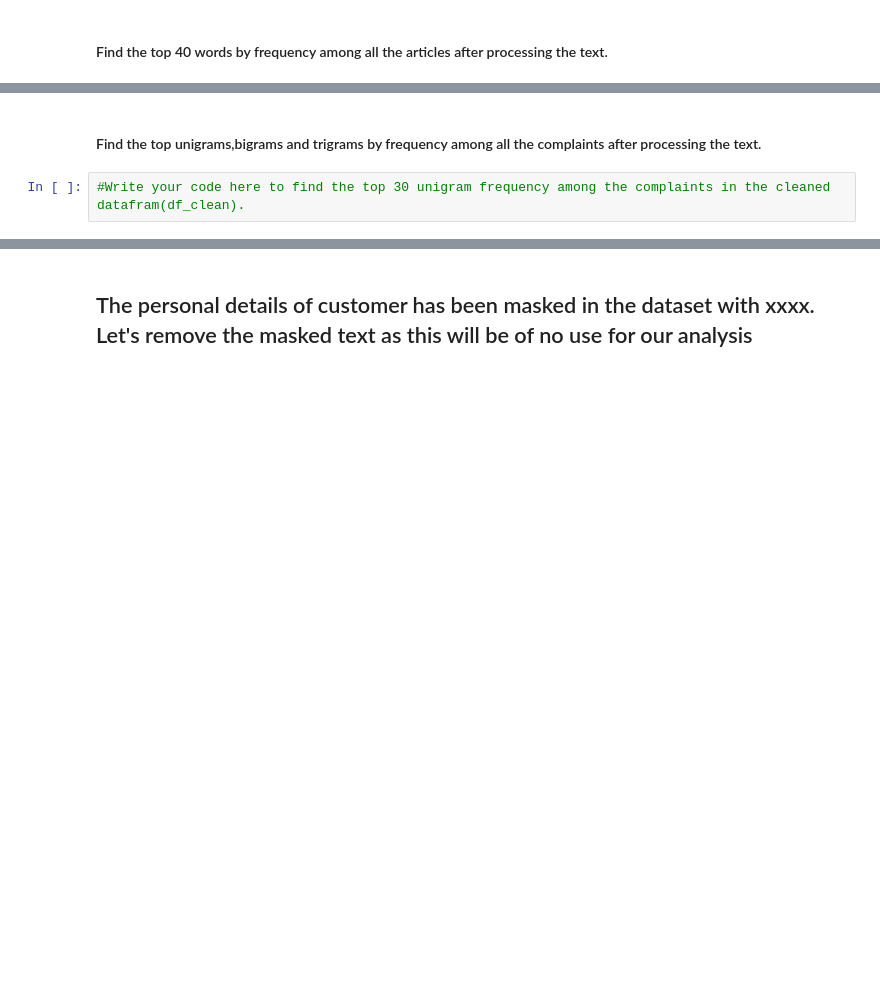
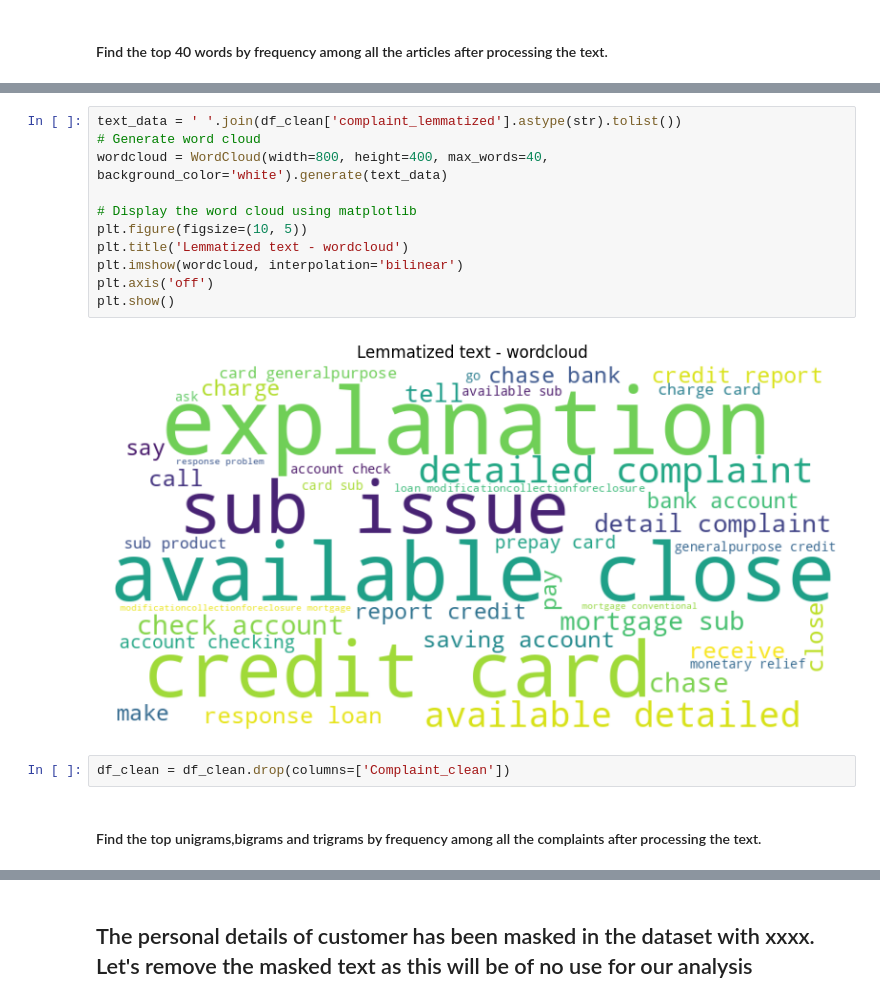
Before and after one commit to gautaman8/automatic_ticket_classification, a Jupyter notebook: Automatic_Ticket_Classification_Assignment.ipynb, the cells around one changed output, grey strips where cells are left out. Saved outputs shown, nothing was run; the diff lists cells and outputs as text; blank space fills up the shorter version.

```diff
--- a/Automatic_Ticket_Classification_Assignment.ipynb
+++ b/Automatic_Ticket_Classification_Assignment.ipynb
@@ -136,4 +552,17 @@ df_clean['Complaint_clean'] = df_clean['complaint_POS_removed'].str.replace('-PR
+# %%
+text_data = ' '.join(df_clean['complaint_lemmatized'].astype(str).tolist())
+# Generate word cloud
+wordcloud = WordCloud(width=800, height=400, max_words=40, background_color='white').generate(text_data)
+
+# Display the word cloud using matplotlib
+plt.figure(figsize=(10, 5))
+plt.title('Lemmatized text - wordcloud')
+plt.imshow(wordcloud, interpolation='bilinear')
+plt.axis('off')
+plt.show()
+# %% [output]
+[figure, added]
+# %%
+df_clean = df_clean.drop(columns=['Complaint_clean'])
 # %% [markdown]
 #### Find the top unigrams,bigrams and trigrams by frequency among all the complaints after processing the text.
-# %%
-#Write your code here to find the top 30 unigram frequency among the complaints in the cleaned datafram(df_clean).
```
Also changed, not shown: parts of 78 cells of this notebook.
